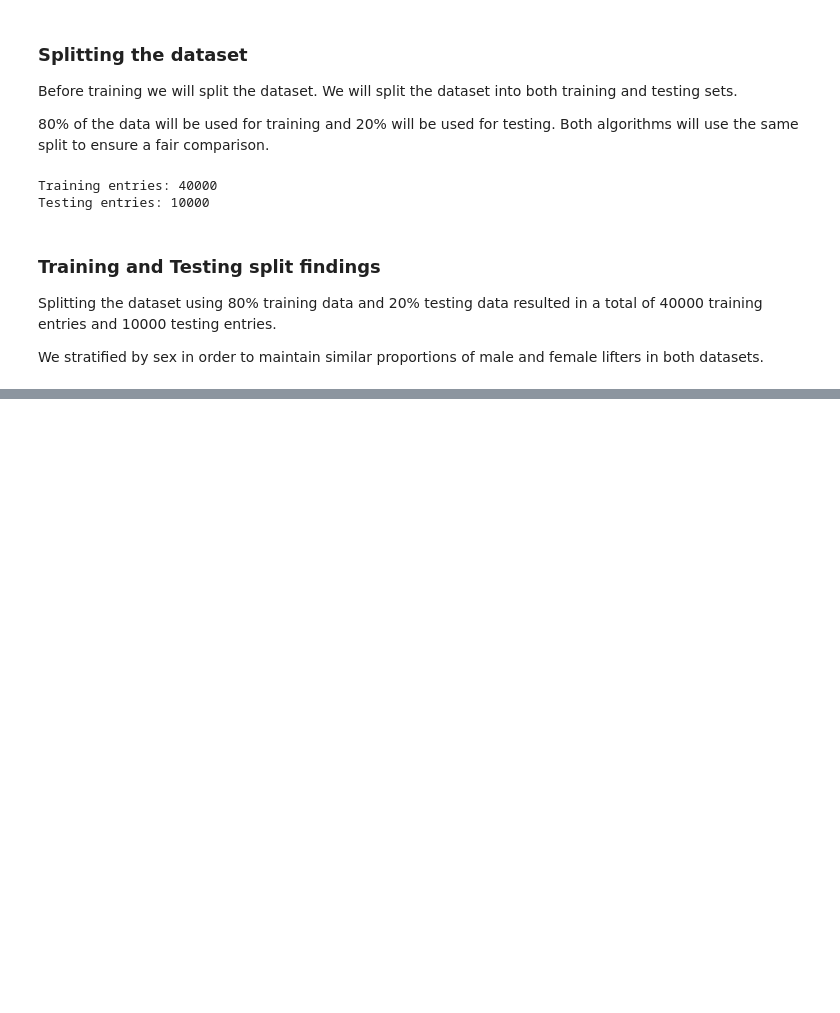
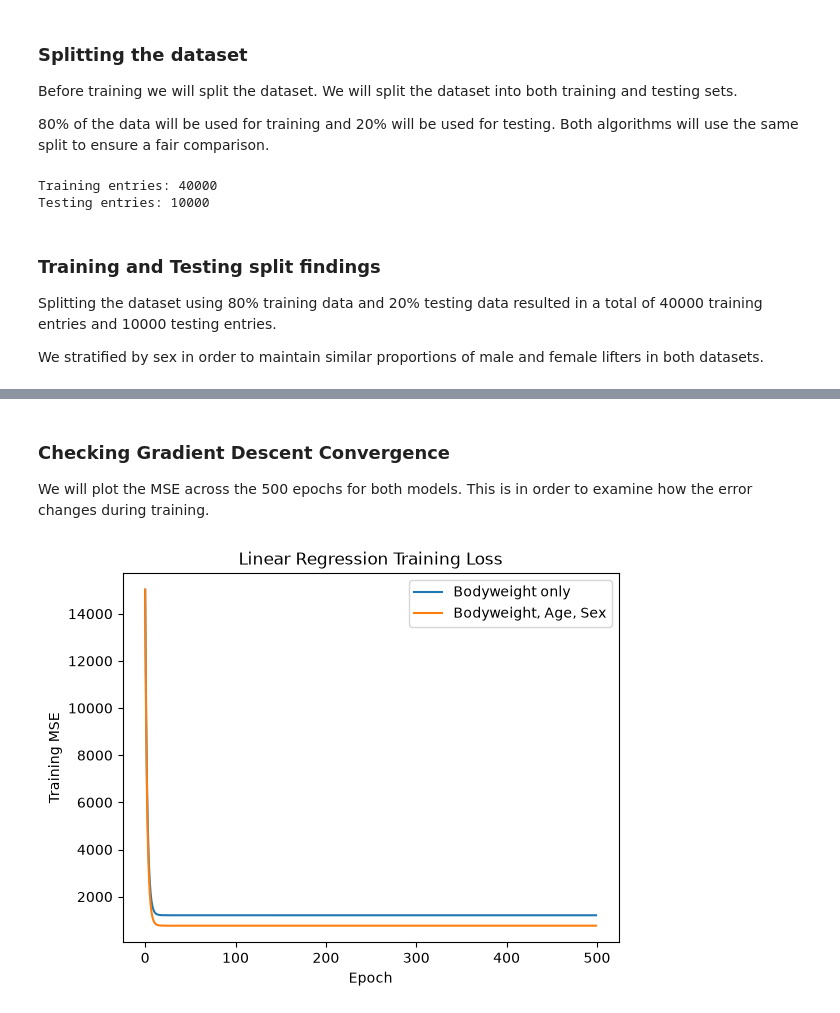
Before and after one commit to tedjburgess/ML-FinalProject, a Jupyter notebook: ted_work.ipynb, the cells around one changed output, grey strips where cells are left out. Drawn from its saved outputs; the diff is of its cells as text; code cells hidden in the pictures; blank space fills up the shorter version.

```diff
--- a/ted_work.ipynb
+++ b/ted_work.ipynb
@@ -340,0 +388,14 @@ test_df.to_csv("bench_test.csv", index=False)
+# %%
+from sklearn.preprocessing import StandardScaler
+
+# Scale bodyweight features
+body_scaler = StandardScaler()
+
+X_train_body_scaled = body_scaler.fit_transform(X_train_body)
+X_test_body_scaled = body_scaler.transform(X_test_body)
+
+# Scale all three features
+full_scaler = StandardScaler()
+
+X_train_full_scaled = full_scaler.fit_transform(X_train_full)
+X_test_full_scaled = full_scaler.transform(X_test_full)
@@ -340,0 +442,12 @@ test_df.to_csv("bench_test.csv", index=False)
+# %%
+# Train bodyweight only model
+body_model = LinearRegressionScratch()
+body_model.fit(X_train_body_scaled, y_train)
+
+# Train full feature model
+full_model = LinearRegressionScratch()
+full_model.fit(X_train_full_scaled, y_train)
+
+# Display final training errors
+print("Bodyweight only training MSE:", round(body_model.loss_history[-1], 2))
+print("Full feature training MSE:", round(full_model.loss_history[-1], 2))
@@ -340,0 +463,17 @@ test_df.to_csv("bench_test.csv", index=False)
+# %% [markdown]
+### Checking Gradient Descent Convergence
+
+We will plot the MSE across the 500 epochs for both models. This is in order to examine how the error changes during training.
+# %%
+import matplotlib.pyplot as plt
+
+plt.plot(body_model.loss_history, label="Bodyweight only")
+plt.plot(full_model.loss_history, label="Bodyweight, Age, Sex")
+
+plt.xlabel("Epoch")
+plt.ylabel("Training MSE")
+plt.title("Linear Regression Training Loss")
+plt.legend()
+plt.show()
+# %% [output]
+[figure, added]
```
Also changed, not shown: parts of 13 cells of this notebook.
